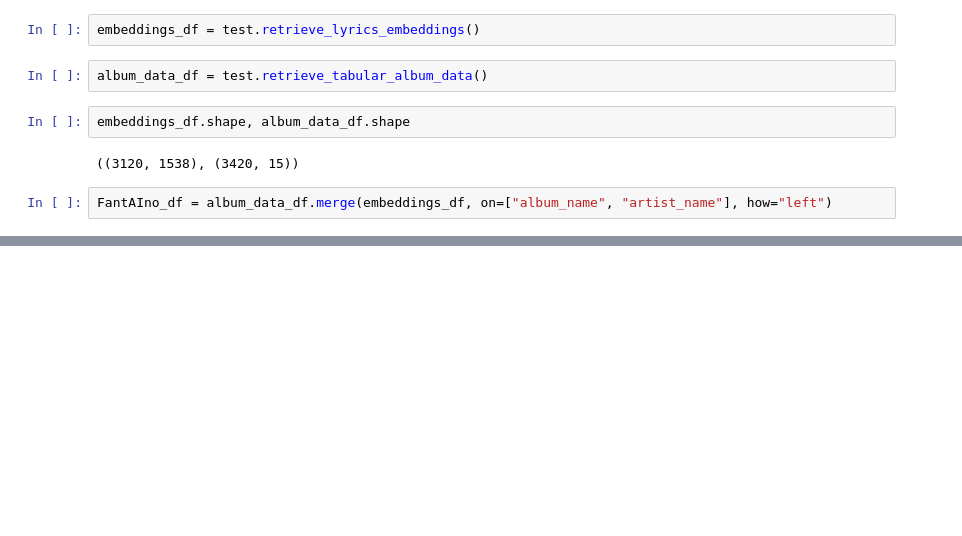
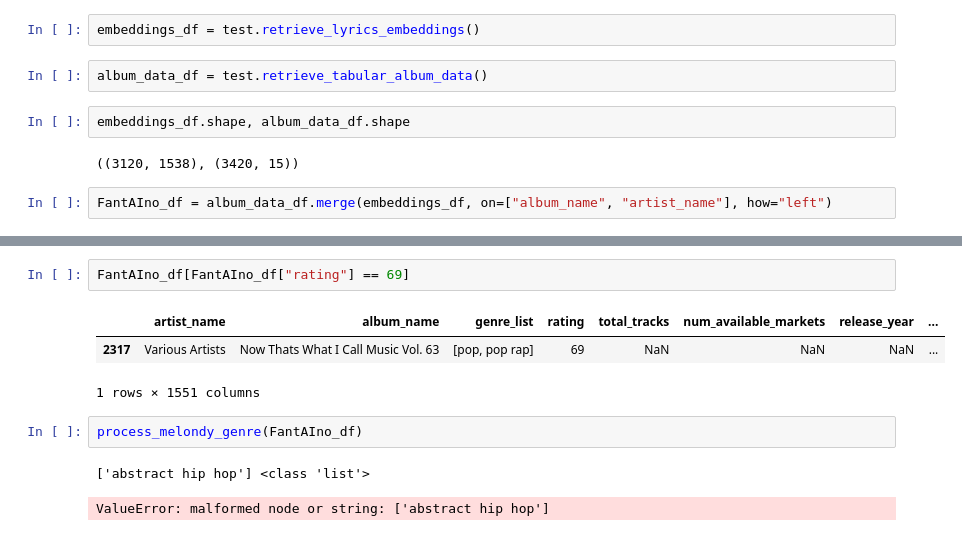
Before and after one commit to romankouz/FantAIno, a Jupyter notebook: scratch/hydra_data.ipynb, the cells around one changed output, grey strips where cells are left out. Saved outputs shown, nothing was run; the diff lists cells and outputs as text; blank space fills up the shorter version.

```diff
--- a/scratch/hydra_data.ipynb
+++ b/scratch/hydra_data.ipynb
@@ -15,0 +31,11 @@ FantAIno_df = album_data_df.merge(embeddings_df, on=["album_name", "artist_name"
+# %%
+FantAIno_df[FantAIno_df["rating"] == 69]
+# %% [output]
+|  | artist_name | album_name | genre_list | rating | total_tracks | num_available_markets | release_year | ... |
+| 2317 | Various Artists | Now Thats What I Call Music Vol. 63 | [pop, pop rap] | 69 | NaN | NaN | NaN | ... |
+1 rows × 1551 columns
+# %%
+process_melondy_genre(FantAIno_df)
+# %% [output]
+['abstract hip hop'] <class 'list'>
+ValueError: malformed node or string: ['abstract hip hop']
```
Also changed, not shown: parts of 5 cells of this notebook, 56 other files.
